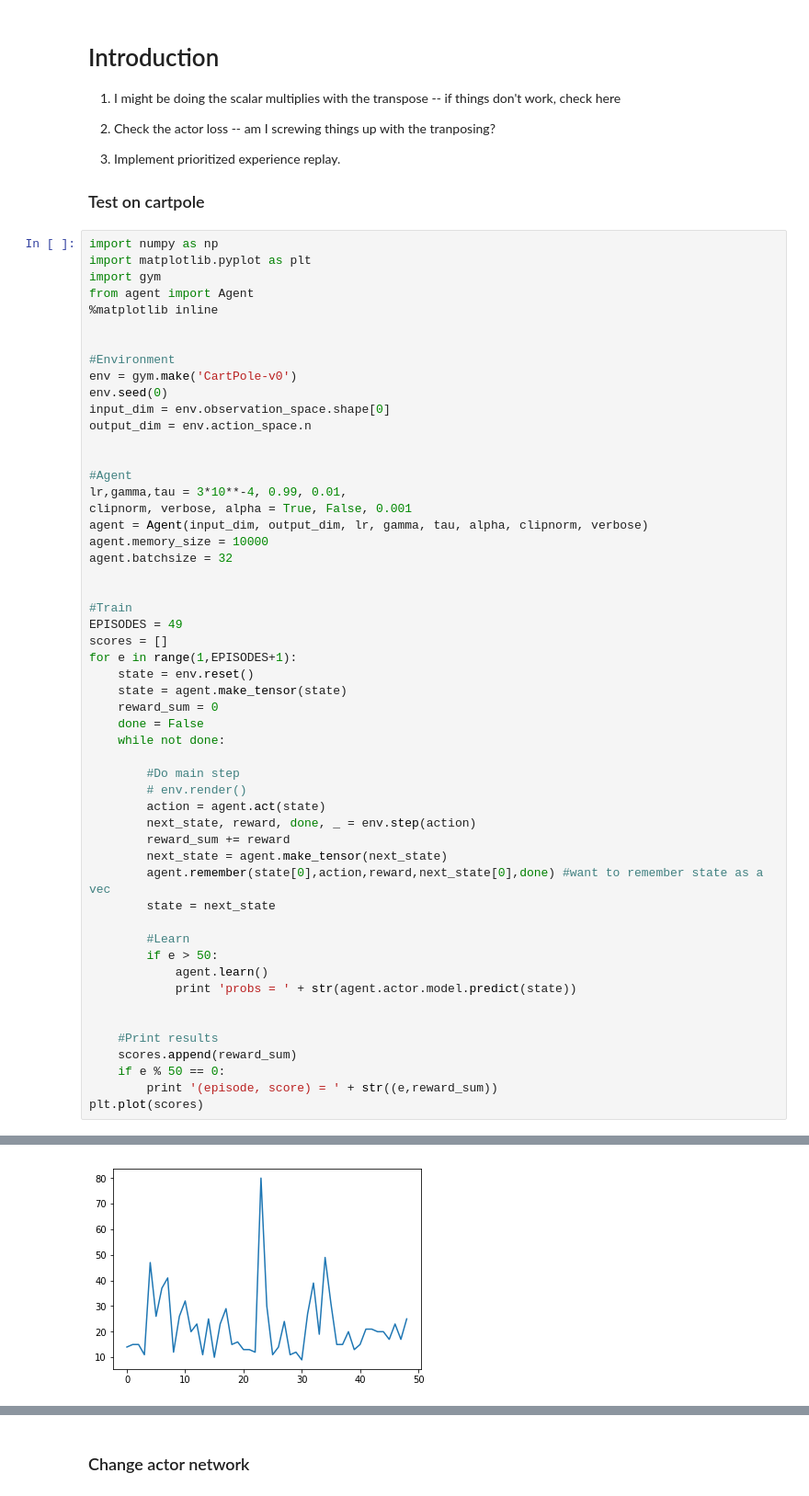
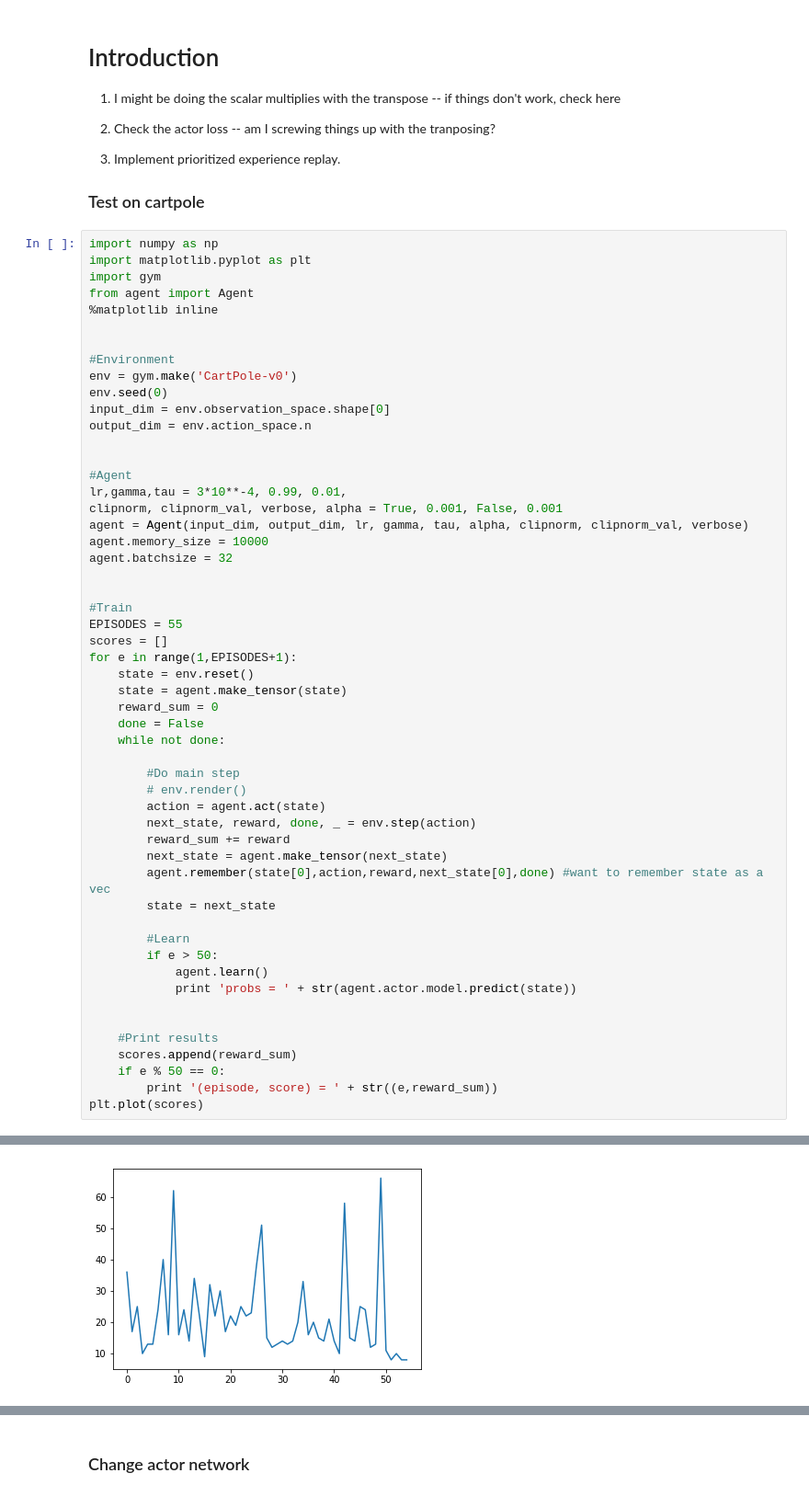
Before and after one commit to Khev/RL-practice-keras, a Jupyter notebook: soft_A2C/debug.ipynb, the cells around one changed output, grey strips where cells are left out. Shown at 92% size. Saved outputs shown, nothing was run; the diff lists cells and outputs as text.

```diff
--- a/soft_A2C/debug.ipynb
+++ b/soft_A2C/debug.ipynb
@@ -25,14 +25,14 @@ output_dim = env.action_space.n
 
 #Agent
 lr,gamma,tau = 3*10**-4, 0.99, 0.01,
-clipnorm, verbose, alpha = True, False, 0.001
-agent = Agent(input_dim, output_dim, lr, gamma, tau, alpha, clipnorm, verbose)
+clipnorm, clipnorm_val, verbose, alpha = True, 0.001, False, 0.001
+agent = Agent(input_dim, output_dim, lr, gamma, tau, alpha, clipnorm, clipnorm_val, verbose)
 agent.memory_size = 10000
 agent.batchsize = 32
 
 
 #Train
-EPISODES = 49
+EPISODES = 55
 scores = []
 for e in range(1,EPISODES+1):
     state = env.reset()
@@ -68 +83 @@ WARN: gym.spaces.Box autodetected dtype as <type 'numpy.float32'>. Please provid
-[figure, old version]
+[figure, new version]
```
Also changed, not shown: parts of 3 cells of this notebook, 18 other files.
